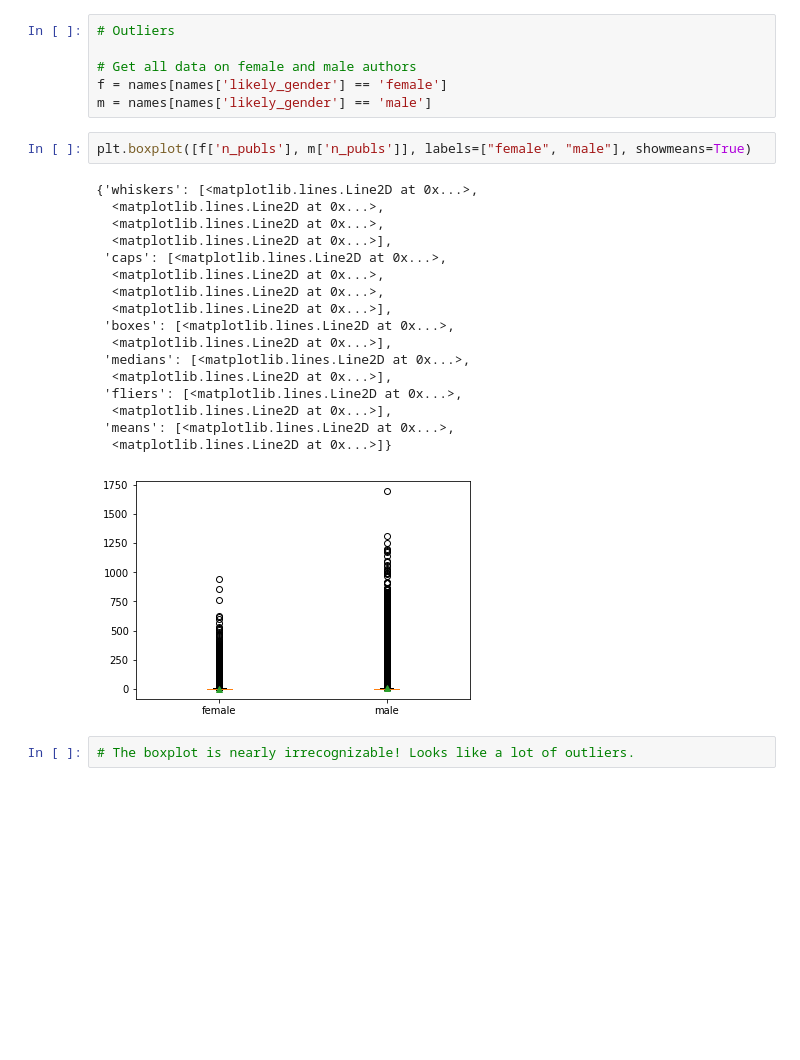
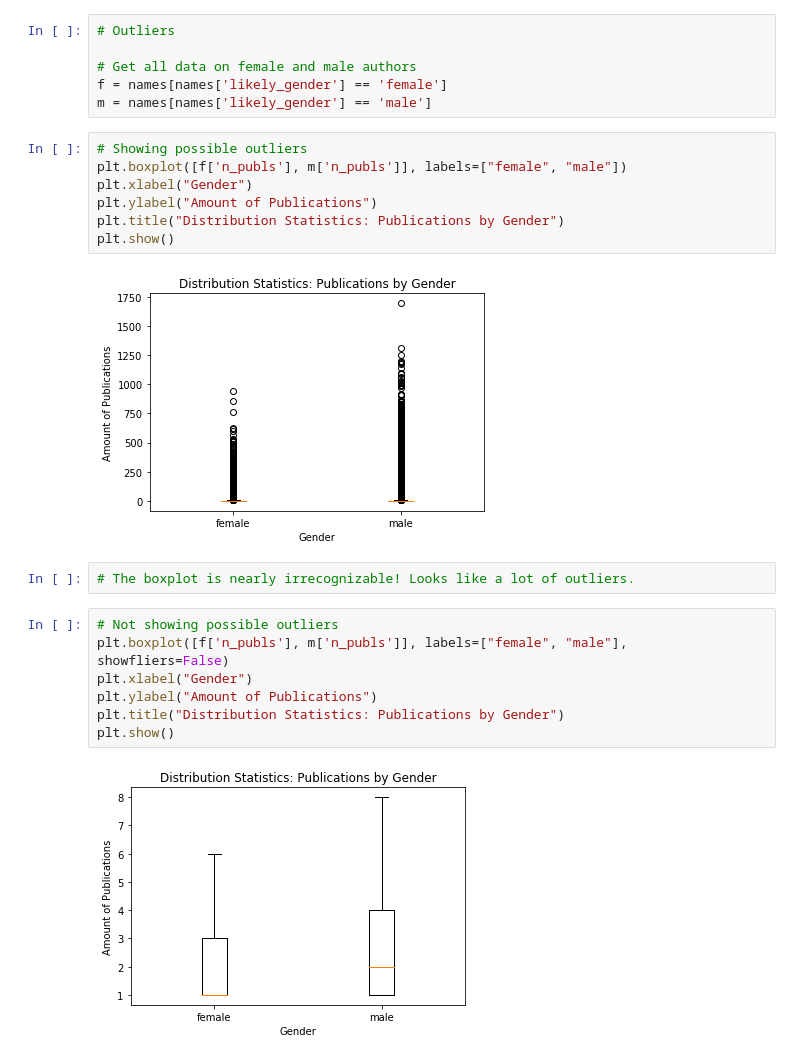
Before and after one commit to LiFaytheGoblin/Gender-Equality-in-CS-Publications, a Jupyter notebook: ExplorativeAnalysis.ipynb, the cells around one changed output. Cells and saved outputs as stored; diff of their text form; blank space fills up the shorter version.

Commit message:
minor cleanup and added boxplot that does not show outliers

```diff
--- a/ExplorativeAnalysis.ipynb
+++ b/ExplorativeAnalysis.ipynb
@@ -156,25 +156,23 @@ plt.show()
 # Get all data on female and male authors
 f = names[names['likely_gender'] == 'female']
 m = names[names['likely_gender'] == 'male']
-# %%
-plt.boxplot([f['n_publs'], m['n_publs']], labels=["female", "male"], showmeans=True)
-# %% [output]
-{'whiskers': [<matplotlib.lines.Line2D at 0x...>,
-  <matplotlib.lines.Line2D at 0x...>,
-  <matplotlib.lines.Line2D at 0x...>,
-  <matplotlib.lines.Line2D at 0x...>],
- 'caps': [<matplotlib.lines.Line2D at 0x...>,
-  <matplotlib.lines.Line2D at 0x...>,
-  <matplotlib.lines.Line2D at 0x...>,
-  <matplotlib.lines.Line2D at 0x...>],
- 'boxes': [<matplotlib.lines.Line2D at 0x...>,
-  <matplotlib.lines.Line2D at 0x...>],
- 'medians': [<matplotlib.lines.Line2D at 0x...>,
-  <matplotlib.lines.Line2D at 0x...>],
- 'fliers': [<matplotlib.lines.Line2D at 0x...>,
-  <matplotlib.lines.Line2D at 0x...>],
- 'means': [<matplotlib.lines.Line2D at 0x...>,
-  <matplotlib.lines.Line2D at 0x...>]}
-[figure, removed]
+# %%
+# Showing possible outliers
+plt.boxplot([f['n_publs'], m['n_publs']], labels=["female", "male"])
+plt.xlabel("Gender")
+plt.ylabel("Amount of Publications")
+plt.title("Distribution Statistics: Publications by Gender")
+plt.show()
+# %% [output]
+[figure, added]
 # %%
 # The boxplot is nearly irrecognizable! Looks like a lot of outliers.
+# %%
+# Not showing possible outliers
+plt.boxplot([f['n_publs'], m['n_publs']], labels=["female", "male"], showfliers=False)
+plt.xlabel("Gender")
+plt.ylabel("Amount of Publications")
+plt.title("Distribution Statistics: Publications by Gender")
+plt.show()
+# %% [output]
+[figure, added]
```
